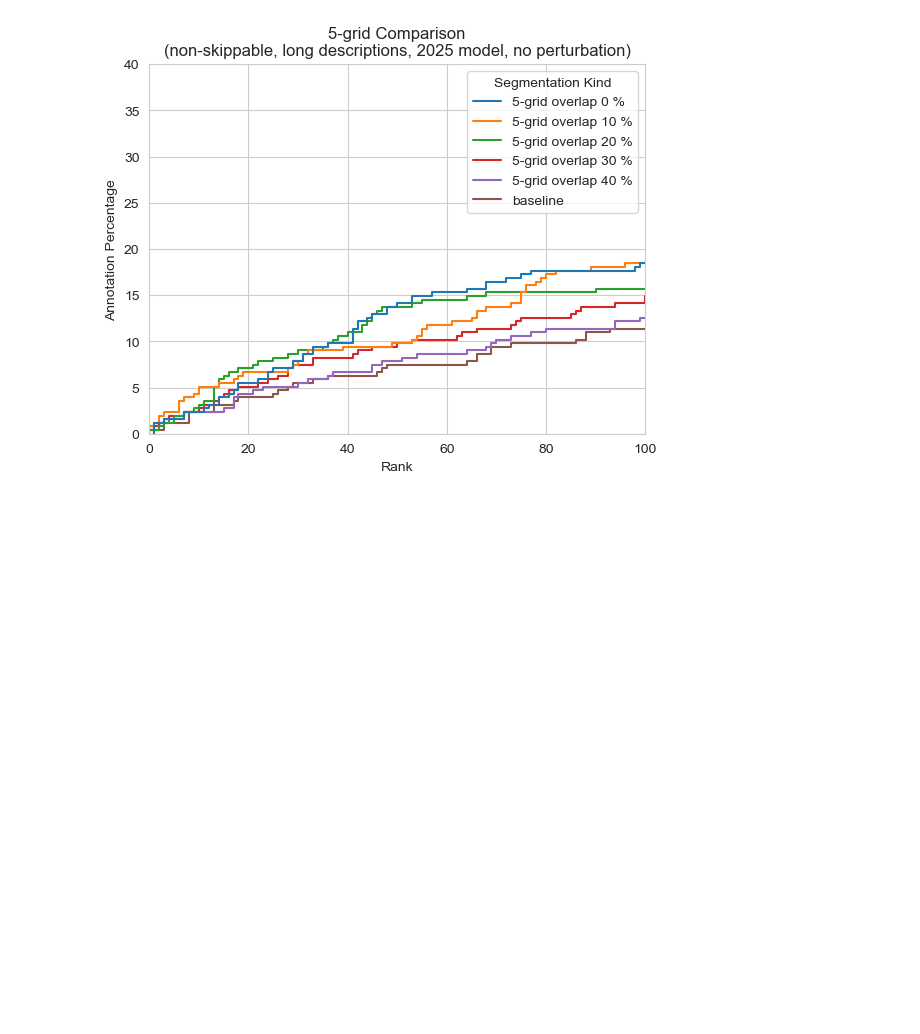
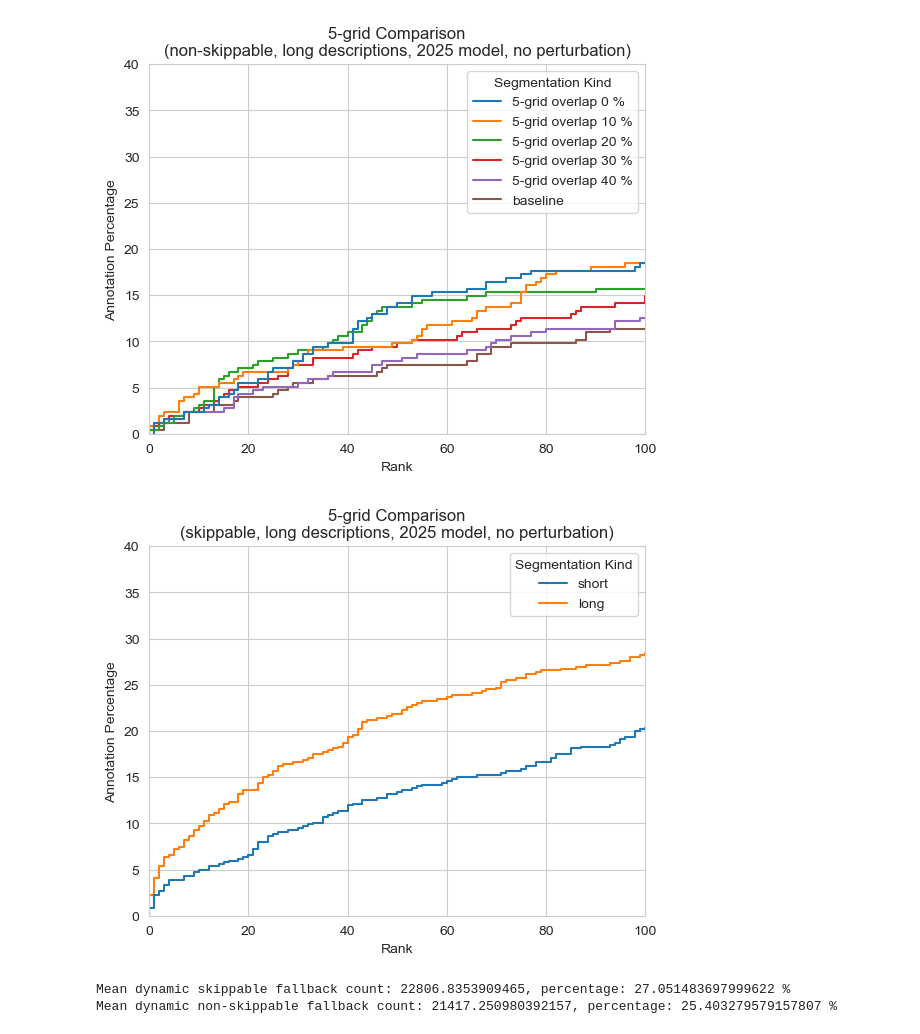
Before and after one commit to eceltov/V3Project, a Jupyter notebook: report.ipynb, the cells around one changed output. Cells and saved outputs as stored; diff of their text form; code cells hidden in the pictures; blank space fills up the shorter version.

```diff
--- a/report.ipynb
+++ b/report.ipynb
@@ -753,3 +841,21 @@ plot_cumulative("5-grid Comparison\n(non-skippable, long descriptions, 2025 mode
 # %% [output]
 [figure]
 [figure]
+# %%
+filtered = get_filtered_ranks_dynamic(skippable=True, model_year=2025)
+
+plot_cumulative("5-grid Comparison\n(skippable, long descriptions, 2025 model, no perturbation)", filtered, key="description_kind", key_label="Segmentation Kind")
+# %% [output]
+[figure, added]
+# %%
+dynamic_skippable = get_filtered_ranks_dynamic(skippable=True, description_kind="long")
+dynamic_non_skippable = get_filtered_ranks_dynamic(skippable=False, description_kind="long")
+
+mean_fallback_non_skippable = dynamic_non_skippable["fallback_count"].mean()
+mean_fallback_skippable = dynamic_skippable["fallback_count"].mean()
+
+print(f"Mean dynamic skippable fallback count: {mean_fallback_skippable}, percentage: {mean_fallback_skippable / dataset_size * 100} %")
+print(f"Mean dynamic non-skippable fallback count: {mean_fallback_non_skippable}, percentage: {mean_fallback_non_skippable / dataset_size * 100} %")
+# %% [output]
+Mean dynamic skippable fallback count: 22806.8353909465, percentage: 27.051483697999622 %
+Mean dynamic non-skippable fallback count: 21417.250980392157, percentage: 25.403279579157807 %
```
Also changed, not shown: parts of 9 cells of this notebook, 3 other files.
